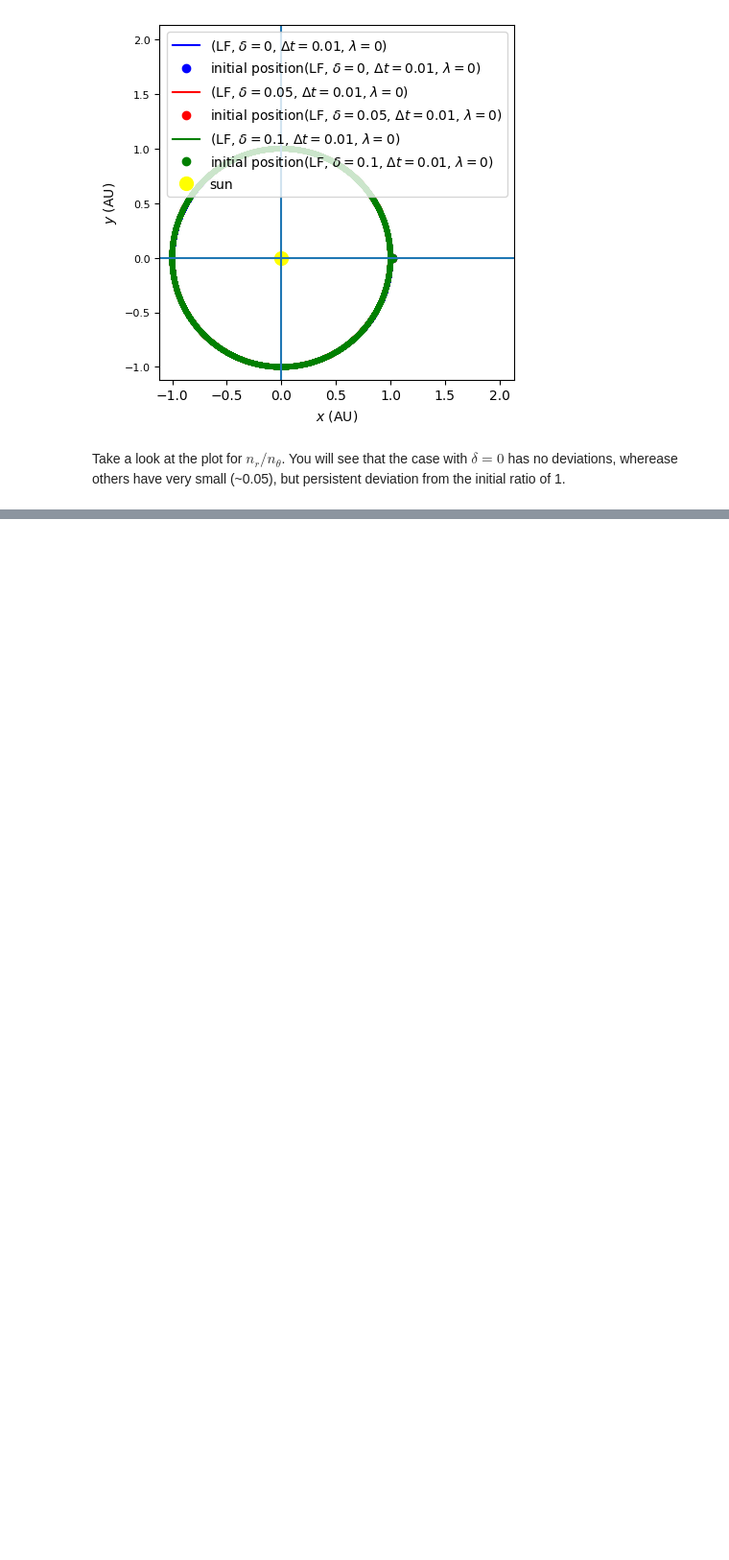
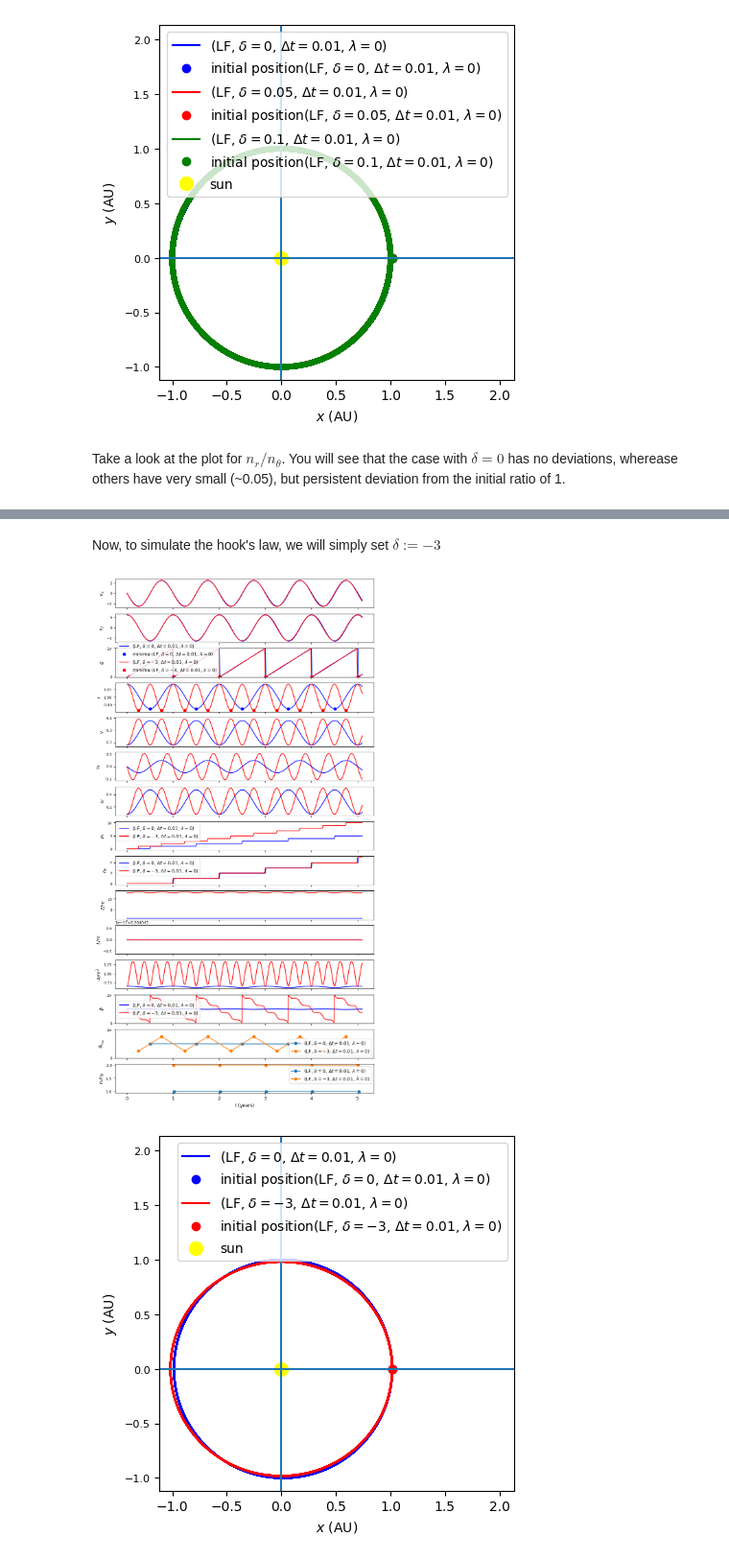
Before and after one commit to pranav-joshi-iitgn/PH509, a Jupyter notebook: Assignment3/M1.ipynb, the cells around one changed output, grey strips where cells are left out. Shown at 96% size. Drawn from its saved outputs; the diff is of its cells as text; code cells hidden in the pictures; blank space fills up the shorter version.

```diff
--- a/Assignment3/M1.ipynb
+++ b/Assignment3/M1.ipynb
@@ -205,0 +302,11 @@ Take a look at the plot for $n_r/n_\theta$. You will see that the case with $\de
+# %% [markdown]
+Now, to simulate the hook's law, we will simply set $\delta := -3$
+# %%
+Orbit(vis=True,T_max=5.1,deltas=[0,-3],methods={"LF":0.01},
+    r_init=np.array([1.017, 0.0]), # AU
+    v_init=np.array([0.0,6.179]) # AU/year
+)
+plt.show()
+# %% [output]
+[figure, added]
+[figure, added]
```
Also changed, not shown: parts of 22 cells of this notebook.
